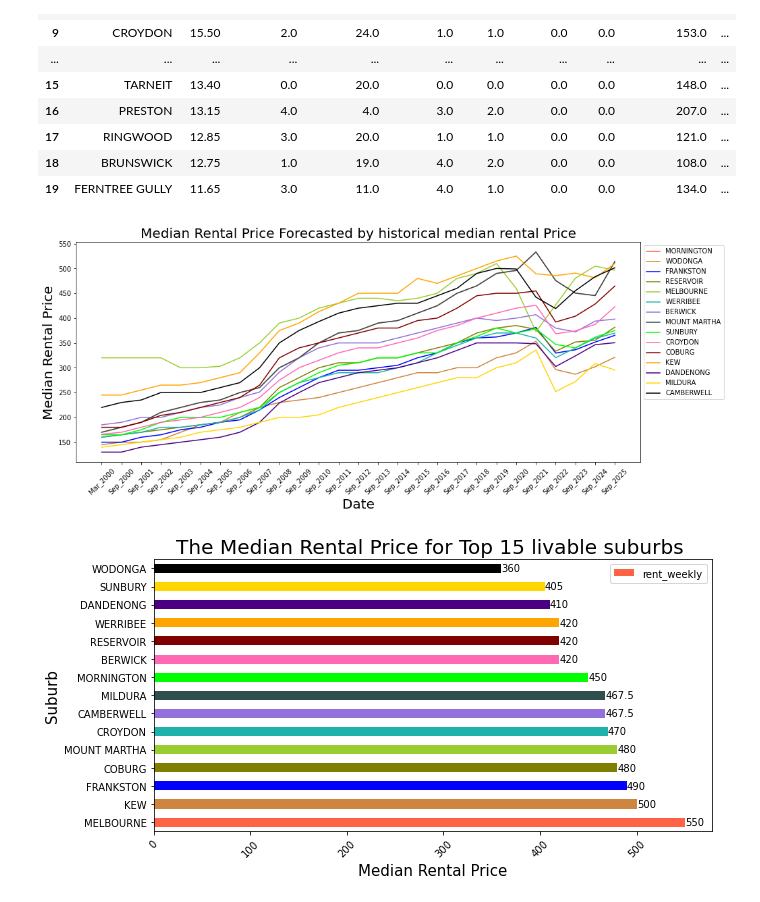
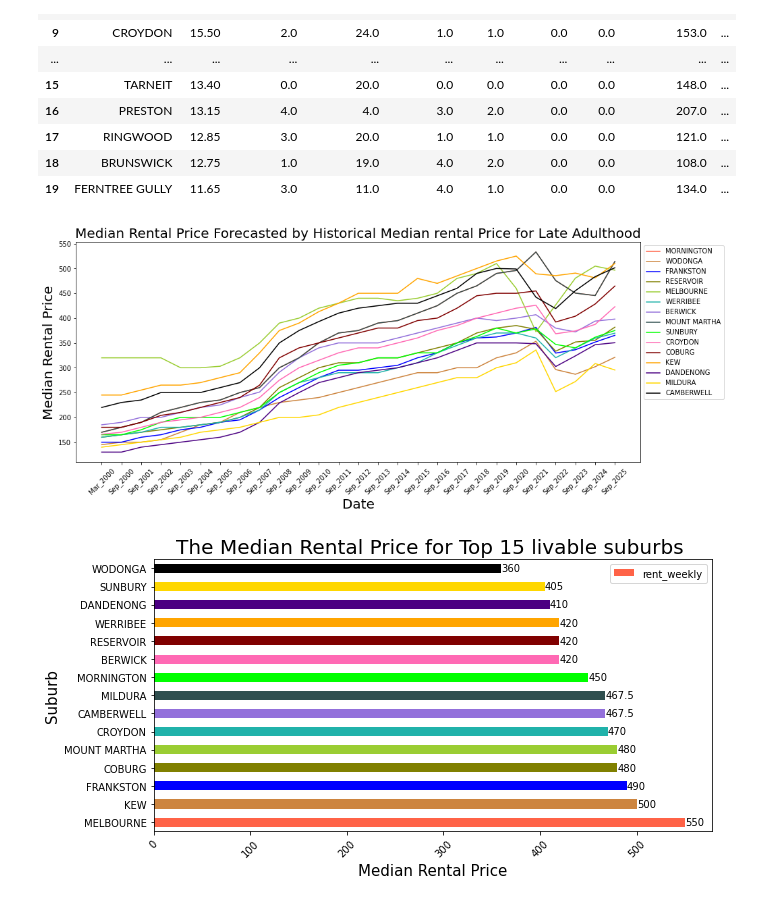
Before and after one commit to MAST30034-Applied-Data-Science/generic-real-estate-consulting-project-group-1-iron-data-man, a Jupyter notebook: notebooks/Visualisation.ipynb, the cells around one changed output. Cells and saved outputs as stored; diff of their text form; code cells hidden in the pictures.

```diff
--- a/notebooks/Visualisation.ipynb
+++ b/notebooks/Visualisation.ipynb
@@ -812,28 +812,28 @@ suburb_lis = livable['suburb'].to_list()[:15]
 # %%
 #line plot for visualize how many bikes are counted in each week day
 fig, ax = plt.subplots(figsize = (15,6))
 plt.xlabel('Date', fontsize=20)
 plt.ylabel('Median Rental Price', fontsize=20)
-plt.title('Median Rental Price Forecasted by historical median rental Price', fontsize=20)
+plt.title('Median Rental Price Forecasted by Historical Median rental Price for Late Adulthood', fontsize=20)
 
 plt.xticks(rotation = 45)
 colors=["tomato","peru","blue","olive","yellowgreen","lightseagreen","mediumpurple","darkslategray","lime","hotpink","maroon",'orange', 'indigo','gold','black']
 i = 0
 for suburb in suburb_lis:
     if rental[rental['suburb'] == suburb].shape[0] > 0:
         df = rental[rental['suburb'] == suburb].copy().transpose().reset_index()
         df = df.drop([0])
         df = df.drop([df.shape[0]])
         df.columns =['Date', suburb]
         #df['Date'] = df['Date'].str.slice(start=13)
         ax.plot(df['Date'], df[suburb], color = colors[i],linestyle = 'solid', label = suburb)
         i+=1
 
 #ax.axvline(x='Sep_2022', color='r', linestyle='--', label = 'Jun_2021')
 plt.legend(bbox_to_anchor=(1.0, 1.0))
 fig.figure.savefig('../plots/rental.png')
 # %% [output]
-[figure, old version]
+[figure, new version]
 # %%
 median_suburb = property_df.groupby('suburb').agg('median')[['rent_weekly']].reset_index()
 for suburb in list(median_suburb['suburb'].unique()):
```
Also changed, not shown: parts of 23 cells of this notebook.
